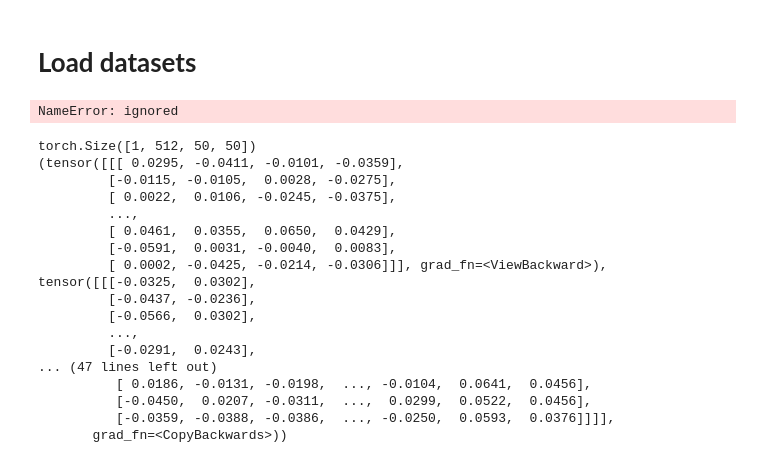
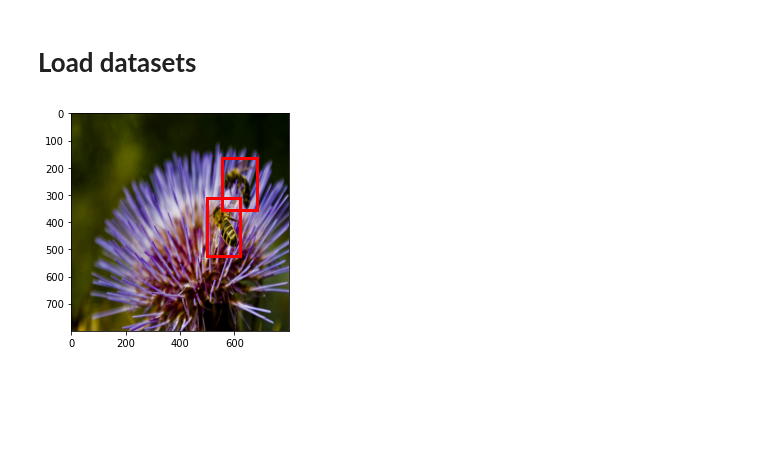
Before and after one commit to ugnet/Faster-RCNN, a Jupyter notebook: Faster_RCNN_pytorch.ipynb, the cells around one changed output. Drawn from its saved outputs; the diff is of its cells as text; code cells hidden in the pictures; blank space fills up the shorter version.

```diff
--- a/Faster_RCNN_pytorch.ipynb
+++ b/Faster_RCNN_pytorch.ipynb
@@ -349,18 +413,34 @@ def getRootPath(class_name, purpose):
     return TRAIN_SEAFOOD_IMAGES
   else:
     return NOT_FOUND
-# %%
-dir = "/content/drive/MyDrive/GMM/OIDv4_ToolKit/OID/Dataset/test/Bee"
-full, notfull = getImageFileNamesFromPath([dir, dir])
-label_types = [CLASS_BEE, CLASS_FRUIT, CLASS_SEAFOOD]
-
-rows = filterCsvRows(dir, csv_file)
-createDataset("train", rows)
-print(rows)
-
-#rows = [row for row in csv_file if row['ImageID'] == id]
-# %% [output]
-NameError: ignored
+# %%
+def create_corner_rect(bb, color='red'):
+    bb = np.array(bb, dtype=np.float32)
+    return plt.Rectangle((bb[0], bb[1]), bb[2]-bb[0], bb[3]-bb[1], color=color,
+                         fill=False, lw=3)
+
+def show_corner_bbs(im, bbs):
+    #im = np.asarray(im).astype(int).transpose(1,2,0)
+    im = np.asarray(im).transpose(1,2,0)
+    im = unnormalize(im)
+    plt.imshow(im)
+    for bb in bbs:
+        plt.gca().add_patch(create_corner_rect(bb))
+
+def unnormalize(im):
+    im = im.astype(np.float32)
+    """Normalizes images with Imagenet stats."""
+    im = (im *imagenet_stats[1] +  imagenet_stats[0])*255.
+    im = im.astype(np.int)
+    return im
+# %%
+item = dataset.__getitem__(5)
+image = item["image"]
+image = image.squeeze(0)
+boxes = item["boxes"]
+show_corner_bbs(image, boxes)
+# %% [output]
+[figure, added]
 # %%
 def draw_bounding_box(tensor, bbox, **kwargs):  # TODO: don't use a kwargs dict
     # adapted from https://pytorch.org/docs/stable/_modules/torchvision/utils.html#save_image
@@ -404,33 +484,10 @@ class RPN(nn.Module):
 
         pred_anchor_locs = pred_anchor_locs.permute(0, 2, 3, 1).contiguous().view(bat_num, -1, 4)
         pred_cls_scores = pred_cls_scores.permute(0, 2, 3, 1).contiguous()
-        objectness_score = pred_cls_scores#.view(bat_num, 50, 50, 9, 2)[:, :, :, :, 1].contiguous().view(bat_num, -1)
+        objectness_score = pred_cls_scores.view(bat_num, 50, 50, 9, 2)[:, :, :, :, 1].contiguous().view(bat_num, -1)
         pred_cls_scores  = pred_cls_scores.view(bat_num, -1, 2)
 
         return pred_anchor_locs, pred_cls_scores, objectness_score
-
-model = RPN()
-print(feature_map.shape)
-result = model.forward(feature_map)
-print(result)
-# %% [output]
-torch.Size([1, 512, 50, 50])
-(tensor([[[ 0.0295, -0.0411, -0.0101, -0.0359],
-         [-0.0115, -0.0105,  0.0028, -0.0275],
-         [ 0.0022,  0.0106, -0.0245, -0.0375],
-         ...,
-         [ 0.0461,  0.0355,  0.0650,  0.0429],
-         [-0.0591,  0.0031, -0.0040,  0.0083],
-         [ 0.0002, -0.0425, -0.0214, -0.0306]]], grad_fn=<ViewBackward>), tensor([[[-0.0325,  0.0302],
-         [-0.0437, -0.0236],
-         [-0.0566,  0.0302],
-         ...,
-         [-0.0291,  0.0243],
-... (47 lines left out)
-          [ 0.0186, -0.0131, -0.0198,  ..., -0.0104,  0.0641,  0.0456],
-          [-0.0450,  0.0207, -0.0311,  ...,  0.0299,  0.0522,  0.0456],
-          [-0.0359, -0.0388, -0.0386,  ..., -0.0250,  0.0593,  0.0376]]]],
-       grad_fn=<CopyBackwards>))
 # %%
 #Main
 
```
Also changed, not shown: parts of 4 cells of this notebook.
